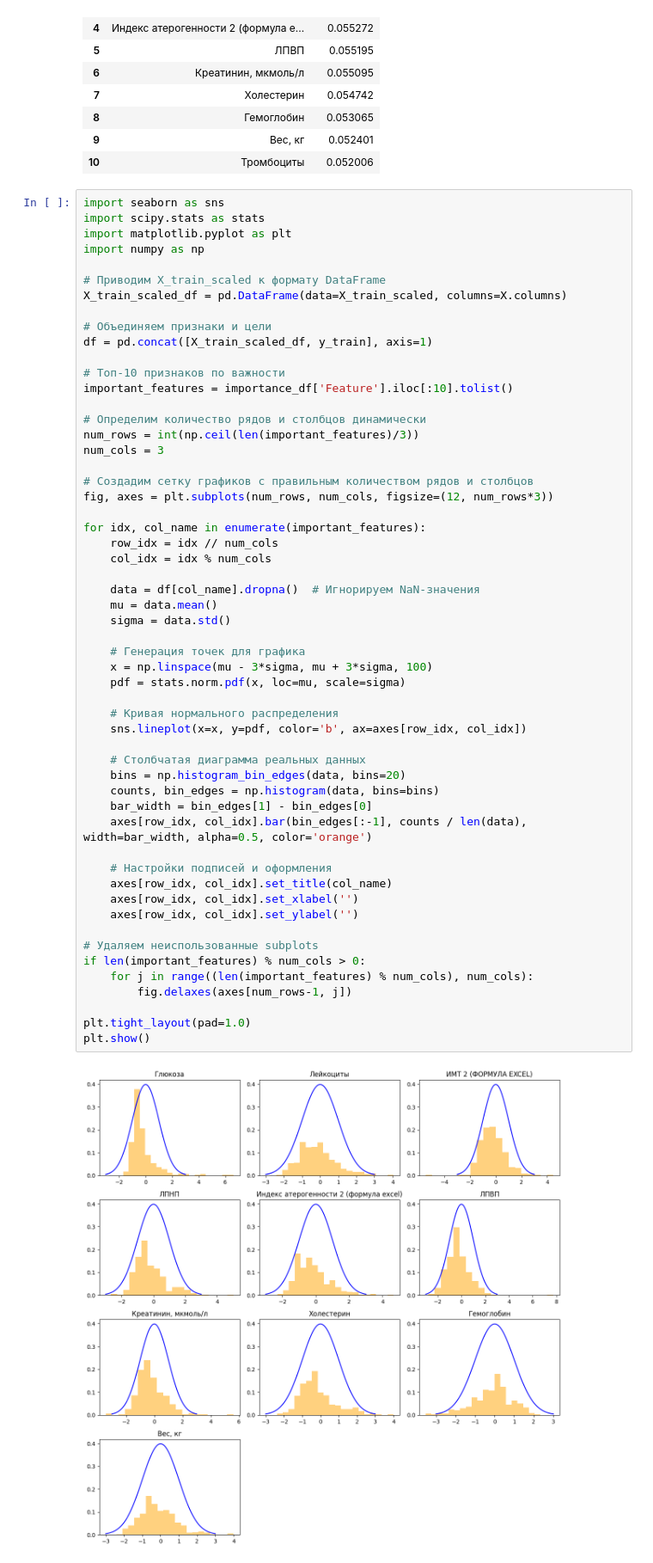
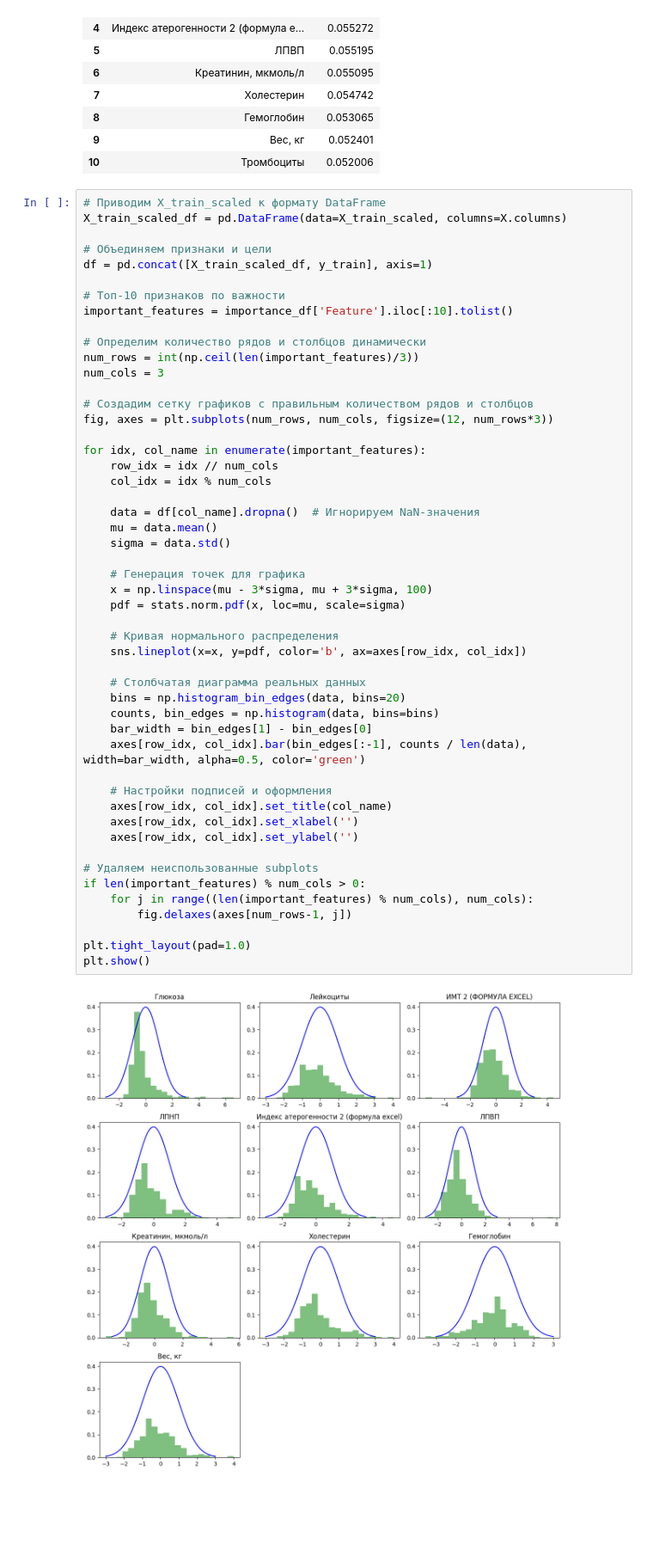
Before and after one commit to Antoha2024/DiplomProductStar, a Jupyter notebook: DS47_1_diabetes_ds.ipynb, the cells around one changed output. Shown at 86% size. Drawn from its saved outputs; the diff is of its cells as text; blank space fills up the shorter version.

```diff
--- a/DS47_1_diabetes_ds.ipynb
+++ b/DS47_1_diabetes_ds.ipynb
@@ -317,11 +317,6 @@ display(importance_df[:11])
 | 9 | Вес, кг | 0.052401 |
 | 10 | Тромбоциты | 0.052006 |
 # %%
-import seaborn as sns
-import scipy.stats as stats
-import matplotlib.pyplot as plt
-import numpy as np
-
 # Приводим X_train_scaled к формату DataFrame
 X_train_scaled_df = pd.DataFrame(data=X_train_scaled, columns=X.columns)
 
@@ -344,35 +339,35 @@ for idx, col_name in enumerate(important_features):
 
     data = df[col_name].dropna()  # Игнорируем NaN-значения
     mu = data.mean()
     sigma = data.std()
 
     # Генерация точек для графика
     x = np.linspace(mu - 3*sigma, mu + 3*sigma, 100)
     pdf = stats.norm.pdf(x, loc=mu, scale=sigma)
 
     # Кривая нормального распределения
     sns.lineplot(x=x, y=pdf, color='b', ax=axes[row_idx, col_idx])
 
     # Столбчатая диаграмма реальных данных
     bins = np.histogram_bin_edges(data, bins=20)
     counts, bin_edges = np.histogram(data, bins=bins)
     bar_width = bin_edges[1] - bin_edges[0]
-    axes[row_idx, col_idx].bar(bin_edges[:-1], counts / len(data), width=bar_width, alpha=0.5, color='orange')
+    axes[row_idx, col_idx].bar(bin_edges[:-1], counts / len(data), width=bar_width, alpha=0.5, color='green')
 
     # Настройки подписей и оформления
     axes[row_idx, col_idx].set_title(col_name)
     axes[row_idx, col_idx].set_xlabel('')
     axes[row_idx, col_idx].set_ylabel('')
 
 # Удаляем неиспользованные subplots
 if len(important_features) % num_cols > 0:
     for j in range((len(important_features) % num_cols), num_cols):
         fig.delaxes(axes[num_rows-1, j])
 
 plt.tight_layout(pad=1.0)
 plt.show()
 # %% [output]
-[figure, old version]
+[figure, new version]
 # %%
 # Выберите семь главных признаков (количество совпадает с длиной significant_features)
 top_feature = importance_df.iloc[:10]
```
